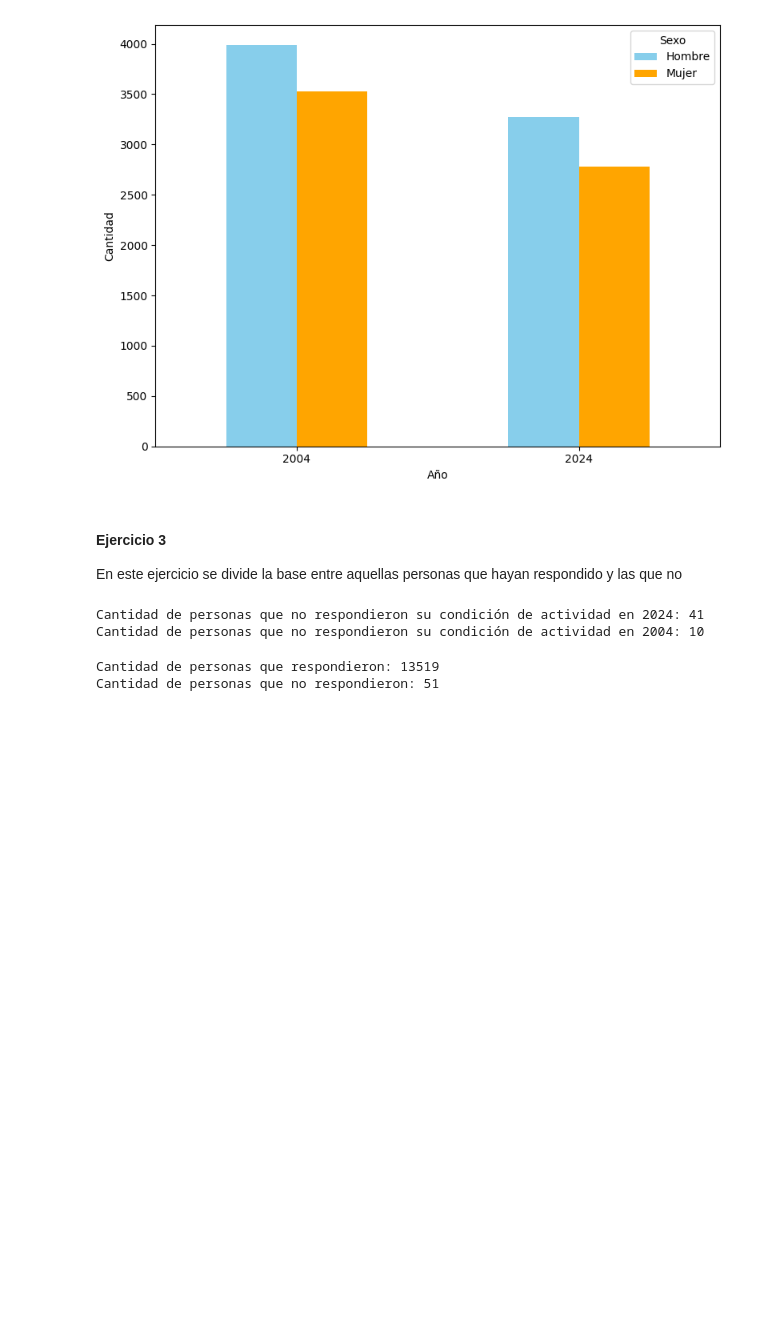
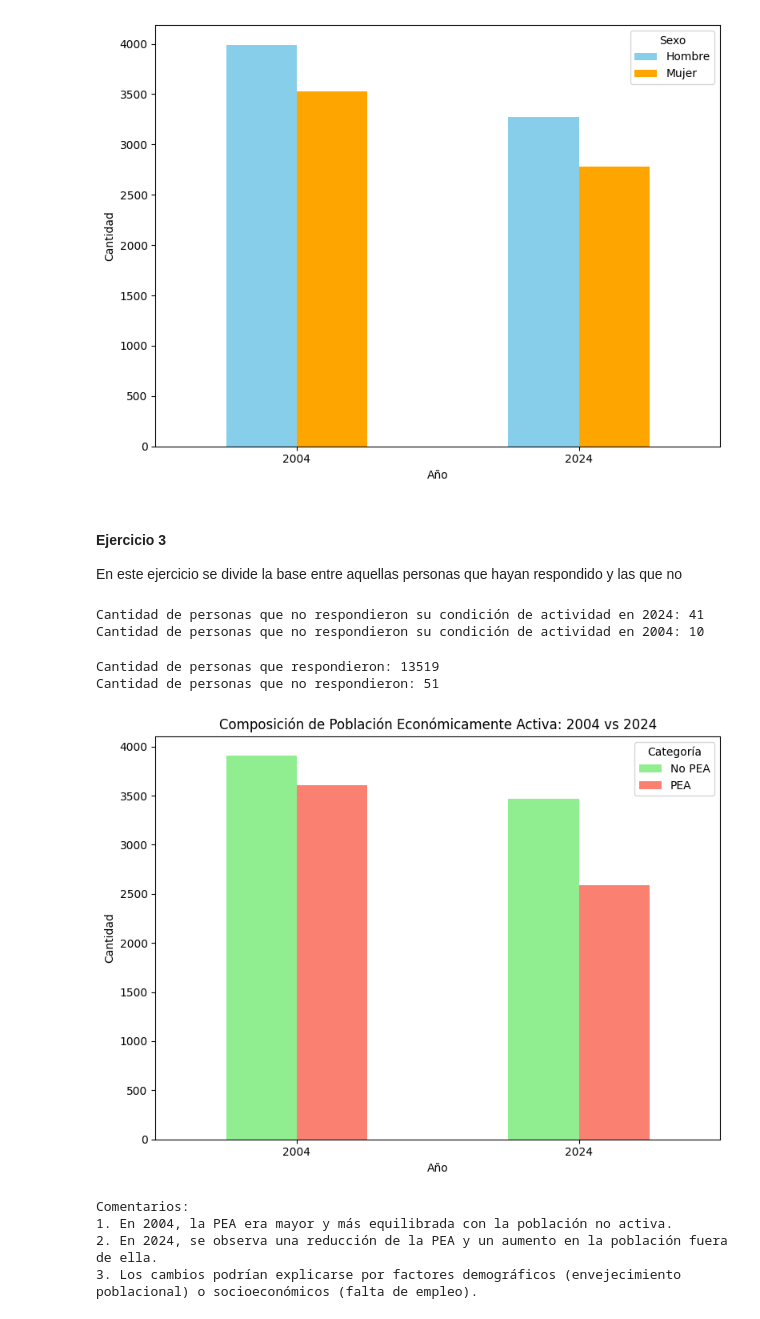
Before and after one commit to renzo290/Big-Data-UBA-Grupo-2, a Jupyter notebook: TP3/TP3_UBA_Informe.ipynb, the cells around one changed output. Cells and saved outputs as stored; diff of their text form; code cells hidden in the pictures; blank space fills up the shorter version.

```diff
--- a/TP3/TP3_UBA_Informe.ipynb
+++ b/TP3/TP3_UBA_Informe.ipynb
@@ -240,3 +240,59 @@ print(f"Cantidad de personas que no respondieron: {cantidad_no_respondieron}")
 # %% [output]
 Cantidad de personas que respondieron: 13519
 Cantidad de personas que no respondieron: 51
+# %%
+#Ejercicio 4
+
+# Agregamos columna PEA: 1 si ESTADO indica ocupado o desocupado (valores 1 o 2)
+df_union_filtrado["PEA"] = df_union_filtrado["ESTADO"].apply(lambda x: 1 if x in [1, 2] else 0)
+
+#####Gráfico
+
+## Filtramos datos por año
+df_2004_pea = df_union_filtrado[df_union_filtrado["ORIGEN"] == "T1_2004"]
+df_2024_pea = df_union_filtrado[df_union_filtrado["ORIGEN"] == "T1_2024"]
+
+# Conteo de PEA y no PEA para 2004
+conteo_pea_2004 = df_2004_pea["PEA"].value_counts()
+
+# Conteo de PEA y no PEA para 2024
+conteo_pea_2024 = df_2024_pea["PEA"].value_counts()
+
+# Creamos DataFrame para gráfico
+df_pea_composicion = pd.DataFrame({
+    '2004': conteo_pea_2004,
+    '2024': conteo_pea_2024
+}).fillna(0)
+
+#$etiquetas (1: PEA, 0: No PEA)
+etiquetas_pea = {1: "PEA", 0: "No PEA"}
+df_pea_composicion.index = df_pea_composicion.index.map(etiquetas_pea)
+
+# Creamos gráfico de barras
+df_pea_composicion.T.plot(kind='bar', figsize=(8, 6), color=['lightgreen', 'salmon'])
+plt.xlabel('Año')
+plt.ylabel('Cantidad')
+plt.xticks(rotation=0)
+plt.legend(['No PEA', 'PEA'], title='Categoría', loc='upper right')  # Leyenda
+plt.title('Composición de Población Económicamente Activa: 2004 vs 2024')
+plt.tight_layout()
+plt.show()
+
+# Observaciones generales
+
+#En 2004, la PEA (Población Económicamente Activa) era mayor y estaba más equilibrada con la población fuera de la PEA,
+#mientras que en 2024 se observa una reducción notable en la PEA y un aumento de la población inactiva. Este cambio podría
+# deberse a factores demográficos, como el envejecimiento poblacional, o socioeconómicos, como la falta de oportunidades laborales.
+# El aumento en la población no activa podría reflejar barreras para ingresar al mercado laboral o un mayor número de estudiantes y jubilados.
+# Este análisis sugiere la necesidad de investigar cómo nivel educativo, género y políticas económicas han influido en estas tendencias.
+
+print("\nComentarios:")
+print("1. En 2004, la PEA era mayor y más equilibrada con la población no activa.")
+print("2. En 2024, se observa una reducción de la PEA y un aumento en la población fuera de ella.")
+print("3. Los cambios podrían explicarse por factores demográficos (envejecimiento poblacional) o socioeconómicos (falta de empleo).")
+# %% [output]
+[figure, added]
+Comentarios:
+1. En 2004, la PEA era mayor y más equilibrada con la población no activa.
+2. En 2024, se observa una reducción de la PEA y un aumento en la población fuera de ella.
+3. Los cambios podrían explicarse por factores demográficos (envejecimiento poblacional) o socioeconómicos (falta de empleo).
```
Also changed, not shown: parts of 7 cells of this notebook.
